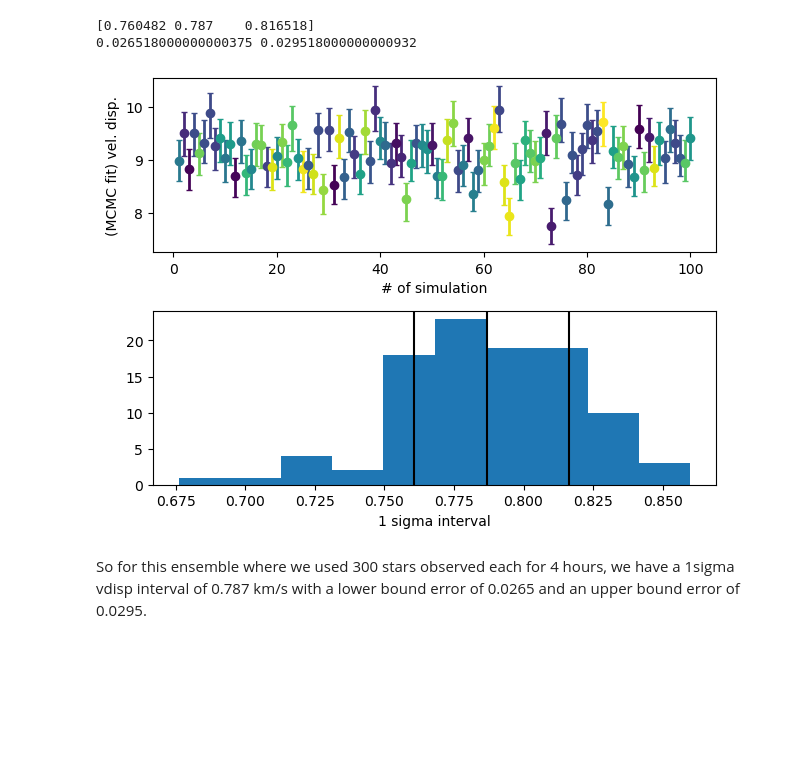
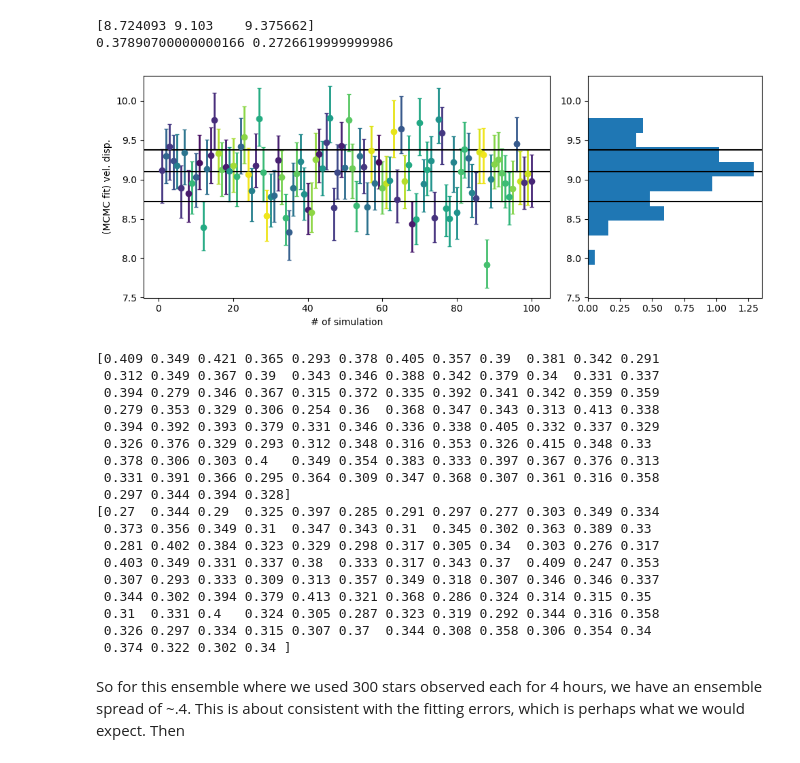
Before and after one commit to pierrethx/astr34000_stats, a Jupyter notebook: Fitting_(More)_with_Draco.ipynb, the cells around one changed output. Saved outputs shown, nothing was run; the diff lists cells and outputs as text; code cells hidden in the pictures; blank space fills up the shorter version.

```diff
--- a/Fitting_(More)_with_Draco.ipynb
+++ b/Fitting_(More)_with_Draco.ipynb
@@ -12,45 +12,66 @@ In order to characterize the uncertainty of this 1 sigma interval, we may genera
 # %%
-no=3
+no=4
 sigfile=np.loadtxt(f"dracotest/dracotest_1.0_IMACS_{no}.txt").T
 
 # median sig # low sig # upper sigma # nstars # observing time
 #    0       #.  1.    #.   2.       #. 3.    #.   4
 
 med_sig=sigfile[0]
 upp_sig=sigfile[0]-sigfile[1]
 low_sig=sigfile[2]-sigfile[0]
 
 
-f,ax=plt.subplots(2)
+f,ax=plt.subplots(1,2,width_ratios=[7, 3],figsize=(10,4))
 
 a=ax[0]
 ine=range(len(sigfile[0]))
 colors=plt.get_cmap('viridis')
 ran=colors(np.random.rand(len(sigfile[0])))
 for c in ine:
     a.errorbar([c+1],[med_sig[c]],yerr=[ [low_sig[c]] ,[upp_sig[c]] ],marker='o',linewidth=0,elinewidth=2,color=ran[c],capsize=2)
 a.set_xlabel('# of simulation')
 a.set_ylabel('(MCMC fit) vel. disp.')
 
 a2=ax[1]
 
-int_sig=upp_sig+low_sig
 
-a2.hist(int_sig)
-a2.set_xlabel('1 sigma interval')
-linez=np.percentile(int_sig,[15.9,50,84.1])
+a2.hist(med_sig,density=True,orientation="horizontal")
+a2.errorbar(np.zeros(len(med_sig)),med_sig,yerr=[low_sig,upp_sig],alpha=0)
+#a2.set_xlabel('1 sigma interval')
+linez=np.percentile(med_sig,[15.9,50,84.1])
 for l in linez:
-    a2.axvline(l,color='black')
+    a2.axhline(l,color='black')
+    a.axhline(l,color='black')
 print(linez)
 print(linez[1]-linez[0],linez[2]-linez[1])
 plt.tight_layout()
 plt.show()
+print(low_sig)
+print(upp_sig)
 # %% [output]
-[0.760482 0.787    0.816518]
-0.026518000000000375 0.029518000000000932
+[8.724093 9.103    9.375662]
+0.37890700000000166 0.2726619999999986
-[figure, old version]
+[figure, new version]
+[0.409 0.349 0.421 0.365 0.293 0.378 0.405 0.357 0.39  0.381 0.342 0.291
+ 0.312 0.349 0.367 0.39  0.343 0.346 0.388 0.342 0.379 0.34  0.331 0.337
+ 0.394 0.279 0.346 0.367 0.315 0.372 0.335 0.392 0.341 0.342 0.359 0.359
+ 0.279 0.353 0.329 0.306 0.254 0.36  0.368 0.347 0.343 0.313 0.413 0.338
+ 0.394 0.392 0.393 0.379 0.331 0.346 0.336 0.338 0.405 0.332 0.337 0.329
+ 0.326 0.376 0.329 0.293 0.312 0.348 0.316 0.353 0.326 0.415 0.348 0.33
+ 0.378 0.306 0.303 0.4   0.349 0.354 0.383 0.333 0.397 0.367 0.376 0.313
+ 0.331 0.391 0.366 0.295 0.364 0.309 0.347 0.368 0.307 0.361 0.316 0.358
+ 0.297 0.344 0.394 0.328]
+[0.27  0.344 0.29  0.325 0.397 0.285 0.291 0.297 0.277 0.303 0.349 0.334
+ 0.373 0.356 0.349 0.31  0.347 0.343 0.31  0.345 0.302 0.363 0.389 0.33
+ 0.281 0.402 0.384 0.323 0.329 0.298 0.317 0.305 0.34  0.303 0.276 0.317
+ 0.403 0.349 0.331 0.337 0.38  0.333 0.317 0.343 0.37  0.409 0.247 0.353
+ 0.307 0.293 0.333 0.309 0.313 0.357 0.349 0.318 0.307 0.346 0.346 0.337
+ 0.344 0.302 0.394 0.379 0.413 0.321 0.368 0.286 0.324 0.314 0.315 0.35
+ 0.31  0.331 0.4   0.324 0.305 0.287 0.323 0.319 0.292 0.344 0.316 0.358
+ 0.326 0.297 0.334 0.315 0.307 0.37  0.344 0.308 0.358 0.306 0.354 0.34
+ 0.374 0.322 0.302 0.34 ]
 # %% [markdown]
-So for this ensemble where we used 300 stars observed each for 4 hours, we have a 1sigma vdisp interval of 0.787 km/s with a lower bound error of 0.0265 and an upper bound error of 0.0295.
+So for this ensemble where we used 300 stars observed each for 4 hours, we have an ensemble spread of ~.4. This is about consistent with the fitting errors, which is perhaps what we would expect. Then
 # %%
 median=[]
 lowers=[]
```
Also changed, not shown: parts of 15 cells of this notebook, 2 other files.
